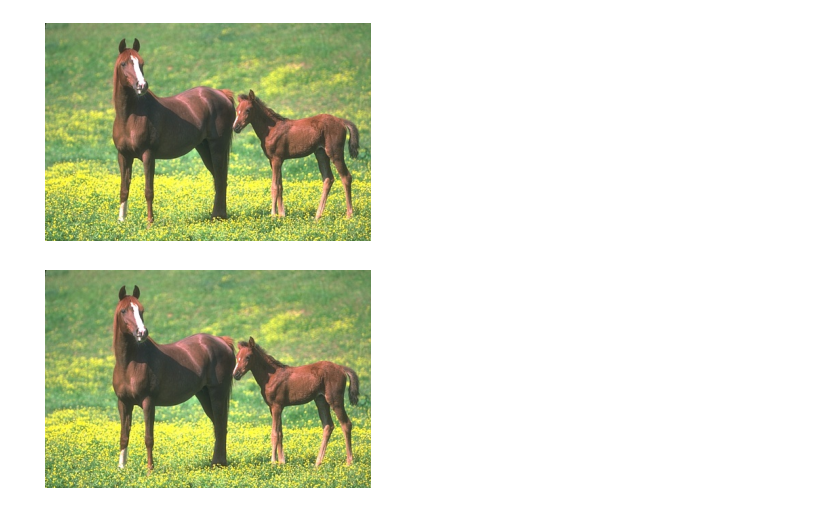
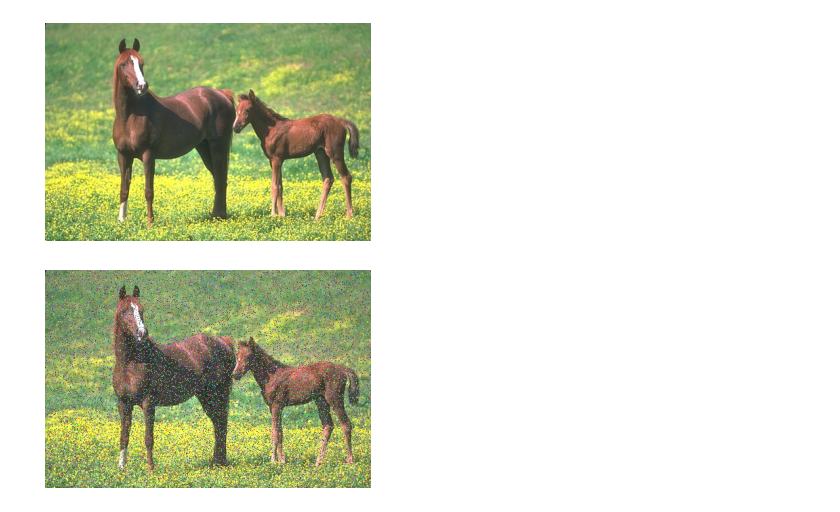
Before and after one commit to abdelrahman-0/Fuzzy-Simple-Linear-Iterative-Clustering, a Jupyter notebook: Fuzzy SLIC.ipynb, the cells around one changed output. Saved outputs shown, nothing was run; the diff lists cells and outputs as text; code cells hidden in the pictures.

```diff
--- a/Fuzzy SLIC.ipynb
+++ b/Fuzzy SLIC.ipynb
@@ -163,28 +125,25 @@ def downsample(X, new_y, new_x):
 # %%
-img = cv2.imread('../Deep Learning/home/abdelhaa/Desktop/Deep Learning/Dataset15/Images/113016.jpg')
-# img = cv2.imread('starfish.png')
+img_path = 'horses.jpg'
+
+# Read image in correct RGB format
+img = cv2.imread(img_path)
 img = cv2.cvtColor(img, cv2.COLOR_BGR2RGB)
-
 h, w, _ = img.shape
 print(w, 'x', h)
-
-# img = cv2.GaussianBlur(img,(5, 5),1, borderType=cv2.BORDER_REPLICATE)
-
 show_inplace(img)
 # %% [output]
 481 x 321
 [figure]
 # %%
-probability = 0.0
+# Optional step to add salt-and-pepper noise to the image
+probability = 0.2
 for y in range(h):
     for x in range(w):
         if r() <= probability:
             img[y][x][0] = int(r() * 255)
             img[y][x][1] = int(r() * 255)
             img[y][x][2] = int(r() * 255)
 show_inplace(img)
-img = img/255
-lab = rgb2lab(img)
 # %% [output]
-[figure, old version]
+[figure, new version]
 # %%
```
Also changed, not shown: parts of 12 cells of this notebook, 2 other files.
